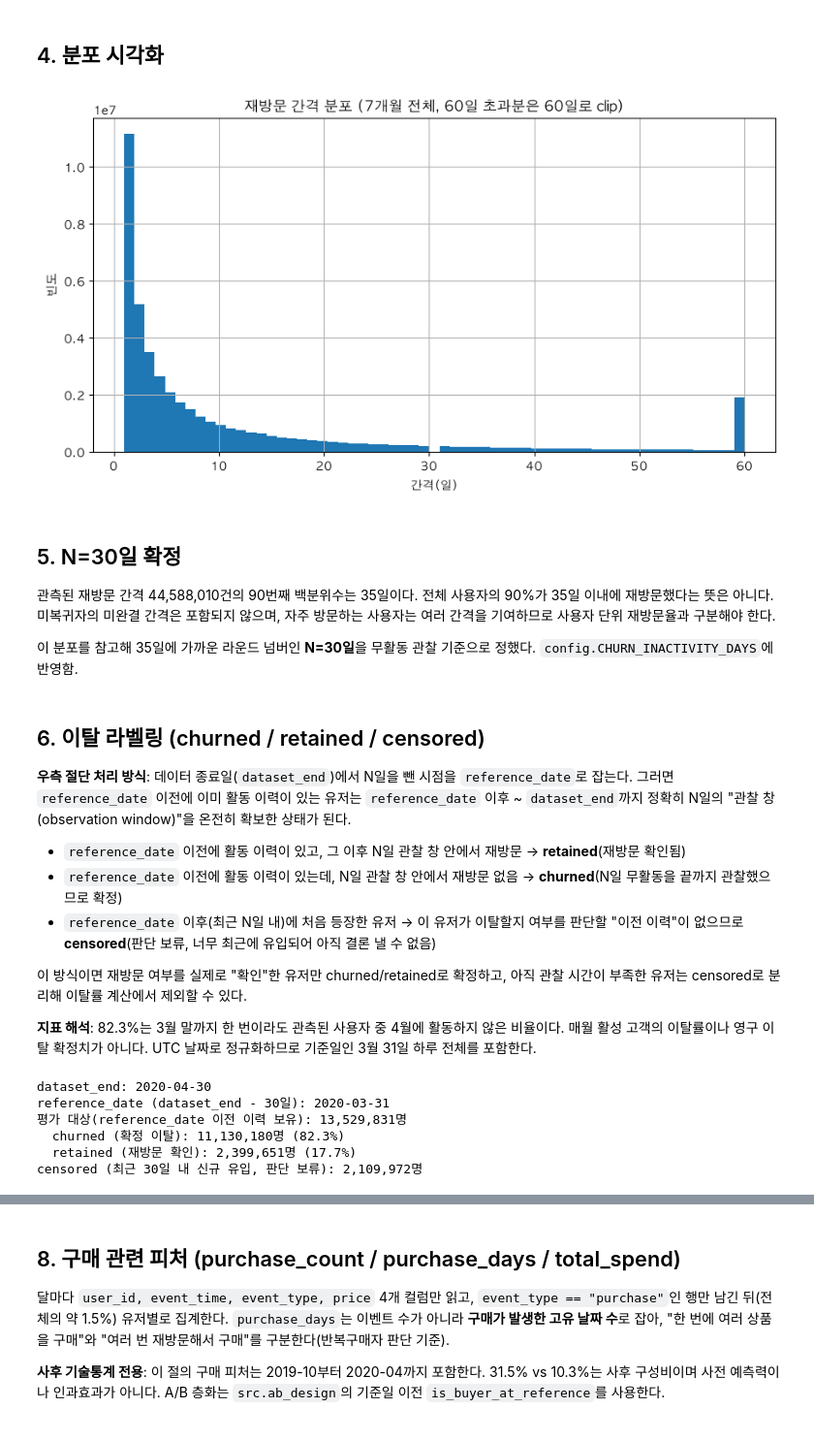
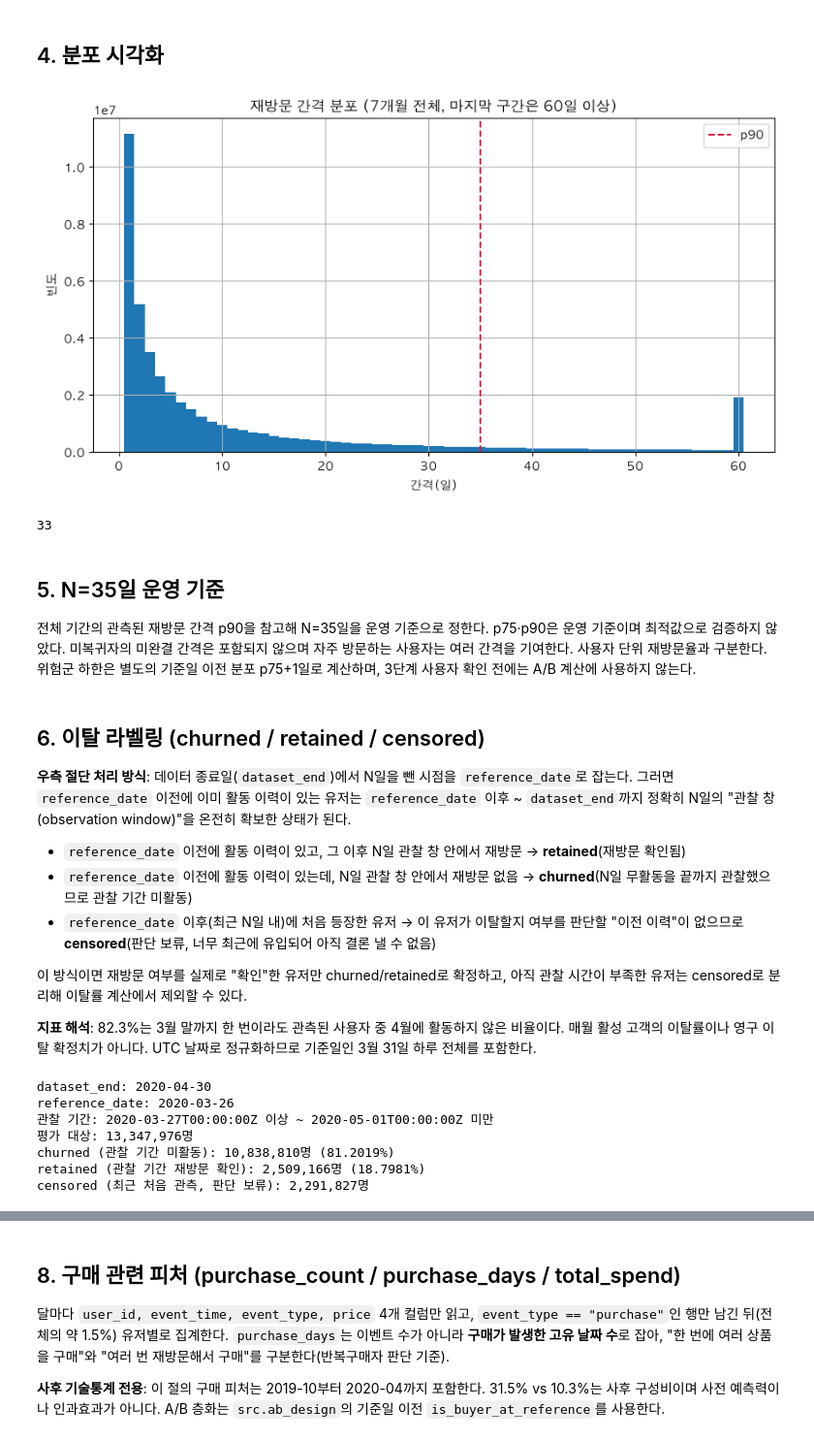
Before and after one commit to rlarbals1210/ecommerce-retention-analysis, a Jupyter notebook: notebooks/04_churn_features.ipynb, the cells around one changed output, grey strips where cells are left out. Shown at 97% size. Saved outputs shown, nothing was run; the diff lists cells and outputs as text; code cells hidden in the pictures.

```diff
--- a/notebooks/04_churn_features.ipynb
+++ b/notebooks/04_churn_features.ipynb
@@ -39,7 +45,7 @@ month_labels = ["2019-10", "2019-11", "2019-12", "2020-01", "2020-02", "2020-03"
 
 daily_activity_frames = []
 for label, path in zip(month_labels, config.RAW_PATHS):
-    df = load.load_month(path, usecols=["user_id", "event_time"])
+    df = load.load_month(path, usecols=["user_id", "event_time"], utc=True)
     df["date"] = df["event_time"].dt.normalize()
     daily = df[["user_id", "date"]].drop_duplicates()
     del df
@@ -52,6 +58,7 @@ del daily_activity_frames
 
 mem_mb = user_activity_days.memory_usage(deep=True).sum() / 1e6
 print(f"user_activity_days: {user_activity_days.shape[0]:,} rows, {mem_mb:,.1f} MB")
+user_activity_days.to_parquet(config.RUN_PROC_DIR / "user_activity_days.parquet", index=False)
 # %% [output]
 2019-10: 유저-활동일 조합 6,473,723건
 2019-11: 유저-활동일 조합 8,621,421건
@@ -105,22 +112,32 @@ Name: gap_days, dtype: float64
 ## 4. 분포 시각화
 # %%
 fig, ax = plt.subplots(figsize=(9, 5))
-revisit_gaps.clip(upper=60).hist(bins=61, ax=ax)
-ax.set_title("재방문 간격 분포 (7개월 전체, 60일 초과분은 60일로 clip)")
+revisit_gaps.clip(upper=60).hist(bins=[x - .5 for x in range(1, 62)], ax=ax)
+ax.axvline(revisit_gaps.quantile(.9), color="crimson", linestyle="--", label="p90")
+ax.set_title("재방문 간격 분포 (7개월 전체, 마지막 구간은 60일 이상)")
 ax.set_xlabel("간격(일)")
 ax.set_ylabel("빈도")
+ax.legend()
 plt.tight_layout()
-plt.savefig(config.FIGURES_DIR / "04_revisit_gap_distribution.png", dpi=150)
+plt.savefig(config.RUN_FIGURES_DIR / "04_revisit_gap_distribution.png", dpi=150)
 plt.show()
+
+full_gap_counts = revisit_gaps.astype("int64").value_counts().sort_index()
+full_quantiles = revisit_gaps.quantile([.75,.9,.95])
+full_gap_summary = {"gap_count": int(len(revisit_gaps)), "contributing_users": int(user_activity_days.loc[user_activity_days["gap_days"].notna(), "user_id"].nunique()), "p75": float(full_quantiles.loc[.75]), "p90": float(full_quantiles.loc[.9]), "p95": float(full_quantiles.loc[.95]), "quantile_method": "pandas linear", "gap_histogram": [{"gap_days": int(k), "count": int(v)} for k,v in full_gap_counts.items()]}
+(config.RUN_REPORTS_DIR / "full_period_gap_distribution.json").write_text(json.dumps(full_gap_summary, indent=2) + "\n")
+del revisit_gaps
+user_activity_days.drop(columns=["prev_date", "gap_days"], inplace=True)
+gc.collect()
 # %% [output]
-[figure, old version]
+[figure, new version]
+33
 # %% [markdown]
-## 5. N=30일 확정
+## 5. N=35일 운영 기준
 
-관측된 재방문 간격 44,588,010건의 90번째 백분위수는 35일이다. 전체 사용자의 90%가 35일 이내에 재방문했다는 뜻은 아니다.
-미복귀자의 미완결 간격은 포함되지 않으며, 자주 방문하는 사용자는 여러 간격을 기여하므로 사용자 단위 재방문율과 구분해야 한다.
-
-이 분포를 참고해 35일에 가까운 라운드 넘버인 **N=30일**을 무활동 관찰 기준으로 정했다. `config.CHURN_INACTIVITY_DAYS`에 반영함.
+전체 기간의 관측된 재방문 간격 p90을 참고해 N=35일을 운영 기준으로 정한다. p75·p90은 운영 기준이며 최적값으로 검증하지 않았다.
+미복귀자의 미완결 간격은 포함되지 않으며 자주 방문하는 사용자는 여러 간격을 기여한다. 사용자 단위 재방문율과 구분한다.
+위험군 하한은 별도의 기준일 이전 분포 p75+1일로 계산하며, 3단계 사용자 확인 전에는 A/B 계산에 사용하지 않는다.
 # %% [markdown]
 ## 6. 이탈 라벨링 (churned / retained / censored)
 
@@ -131,7 +148,7 @@ plt.show()
 - `reference_date` 이전에 활동 이력이 있고, 그 이후 N일 관찰 창 안에서 재방문 →
   **retained**(재방문 확인됨)
 - `reference_date` 이전에 활동 이력이 있는데, N일 관찰 창 안에서 재방문 없음 →
-  **churned**(N일 무활동을 끝까지 관찰했으므로 확정)
+  **churned**(N일 무활동을 끝까지 관찰했으므로 관찰 기간 미활동)
 - `reference_date` 이후(최근 N일 내)에 처음 등장한 유저 → 이 유저가 이탈할지 여부를
   판단할 "이전 이력"이 없으므로 **censored**(판단 보류, 너무 최근에 유입되어 아직
   결론 낼 수 없음)
@@ -142,27 +159,23 @@ plt.show()
 **지표 해석**: 82.3%는 3월 말까지 한 번이라도 관측된 사용자 중 4월에 활동하지 않은 비율이다. 매월 활성 고객의 이탈률이나 영구 이탈 확정치가 아니다. UTC 날짜로 정규화하므로 기준일인 3월 31일 하루 전체를 포함한다.
 # %%
 dataset_end = user_activity_days["date"].max()
-reference_date = dataset_end - pd.Timedelta(days=config.CHURN_INACTIVITY_DAYS)
-
+reference_date = pd.Timestamp(config.AB_REFERENCE_DATE, tz="UTC")
+churn_labels = label_activity_days(user_activity_days[["user_id", "date"]])
+counts = churn_labels["status"].value_counts()
+eligible_count = int(counts.get("retained", 0) + counts.get("churned", 0))
 print(f"dataset_end: {dataset_end.date()}")
-print(f"reference_date (dataset_end - {config.CHURN_INACTIVITY_DAYS}일): {reference_date.date()}")
-
-before_users = set(user_activity_days.loc[user_activity_days["date"] <= reference_date, "user_id"])
-after_users = set(user_activity_days.loc[user_activity_days["date"] > reference_date, "user_id"])
-
-churned_users = before_users - after_users
-retained_users = before_users & after_users
-censored_users = after_users - before_users
-
-print(f"평가 대상(reference_date 이전 이력 보유): {len(before_users):,}명")
-print(f"  churned (4월 미활동): {len(churned_users):,}명 ({len(churned_users) / len(before_users):.1%})")
-print(f"  retained (재방문 확인): {len(retained_users):,}명 ({len(retained_users) / len(before_users):.1%})")
-print(f"censored (최근 {config.CHURN_INACTIVITY_DAYS}일 내 신규 유입, 판단 보류): {len(censored_users):,}명")
+print(f"reference_date: {reference_date.date()}")
+print(f"관찰 기간: {config.AB_FEATURE_END_EXCLUSIVE} 이상 ~ {config.AB_OUTCOME_END_EXCLUSIVE} 미만")
+print(f"평가 대상: {eligible_count:,}명")
+print(f"churned (관찰 기간 미활동): {counts.get('churned', 0):,}명 ({counts.get('churned', 0)/eligible_count:.4%})")
+print(f"retained (관찰 기간 재방문 확인): {counts.get('retained', 0):,}명 ({counts.get('retained', 0)/eligible_count:.4%})")
+print(f"censored (최근 처음 관측, 판단 보류): {counts.get('censored', 0):,}명")
 # %% [output]
 dataset_end: 2020-04-30
-reference_date (dataset_end - 30일): 2020-03-31
-평가 대상(reference_date 이전 이력 보유): 13,529,831명
-  churned (확정 이탈): 11,130,180명 (82.3%)
-  retained (재방문 확인): 2,399,651명 (17.7%)
-censored (최근 30일 내 신규 유입, 판단 보류): 2,109,972명
+reference_date: 2020-03-26
+관찰 기간: 2020-03-27T00:00:00Z 이상 ~ 2020-05-01T00:00:00Z 미만
+평가 대상: 13,347,976명
+churned (관찰 기간 미활동): 10,838,810명 (81.2019%)
+retained (관찰 기간 재방문 확인): 2,509,166명 (18.7981%)
+censored (최근 처음 관측, 판단 보류): 2,291,827명
 # %% [markdown]
```
Also changed, not shown: parts of 7 cells of this notebook, 53 other files.
